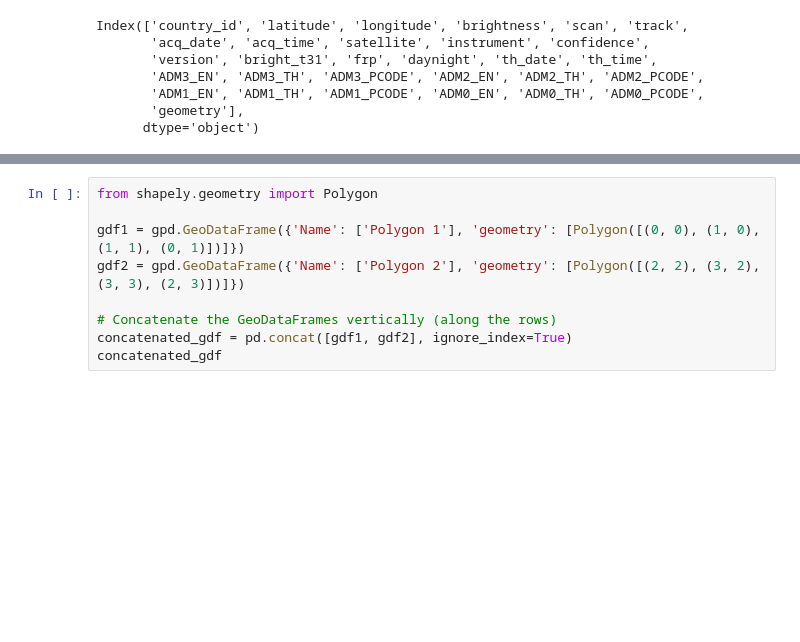
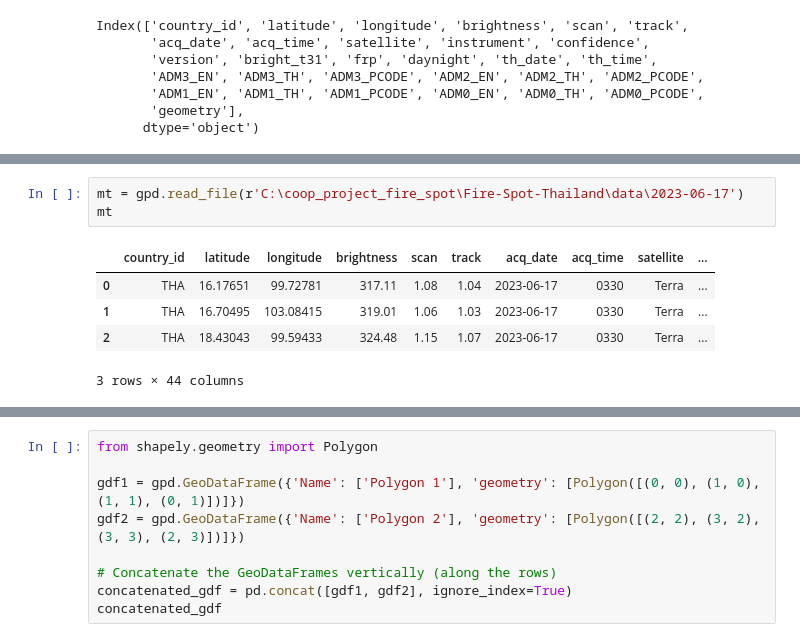
Before and after one commit to tzsoulcap/Fire-Spot-Thailand, a Jupyter notebook: mylab/Nasa_Firm.ipynb, the cells around one changed output, grey strips where cells are left out. Saved outputs shown, nothing was run; the diff lists cells and outputs as text; blank space fills up the shorter version.

```diff
--- a/mylab/Nasa_Firm.ipynb
+++ b/mylab/Nasa_Firm.ipynb
@@ -162,0 +209,9 @@ d
+# %%
+mt = gpd.read_file(r'C:\coop_project_fire_spot\Fire-Spot-Thailand\data\2023-06-17')
+mt
+# %% [output]
+|  | country_id | latitude | longitude | brightness | scan | track | acq_date | acq_time | satellite | ... |
+| 0 | THA | 16.17651 | 99.72781 | 317.11 | 1.08 | 1.04 | 2023-06-17 | 0330 | Terra | ... |
+| 1 | THA | 16.70495 | 103.08415 | 319.01 | 1.06 | 1.03 | 2023-06-17 | 0330 | Terra | ... |
+| 2 | THA | 18.43043 | 99.59433 | 324.48 | 1.15 | 1.07 | 2023-06-17 | 0330 | Terra | ... |
+3 rows × 44 columns
```
Also changed, not shown: parts of 18 cells of this notebook, 8 other files.
